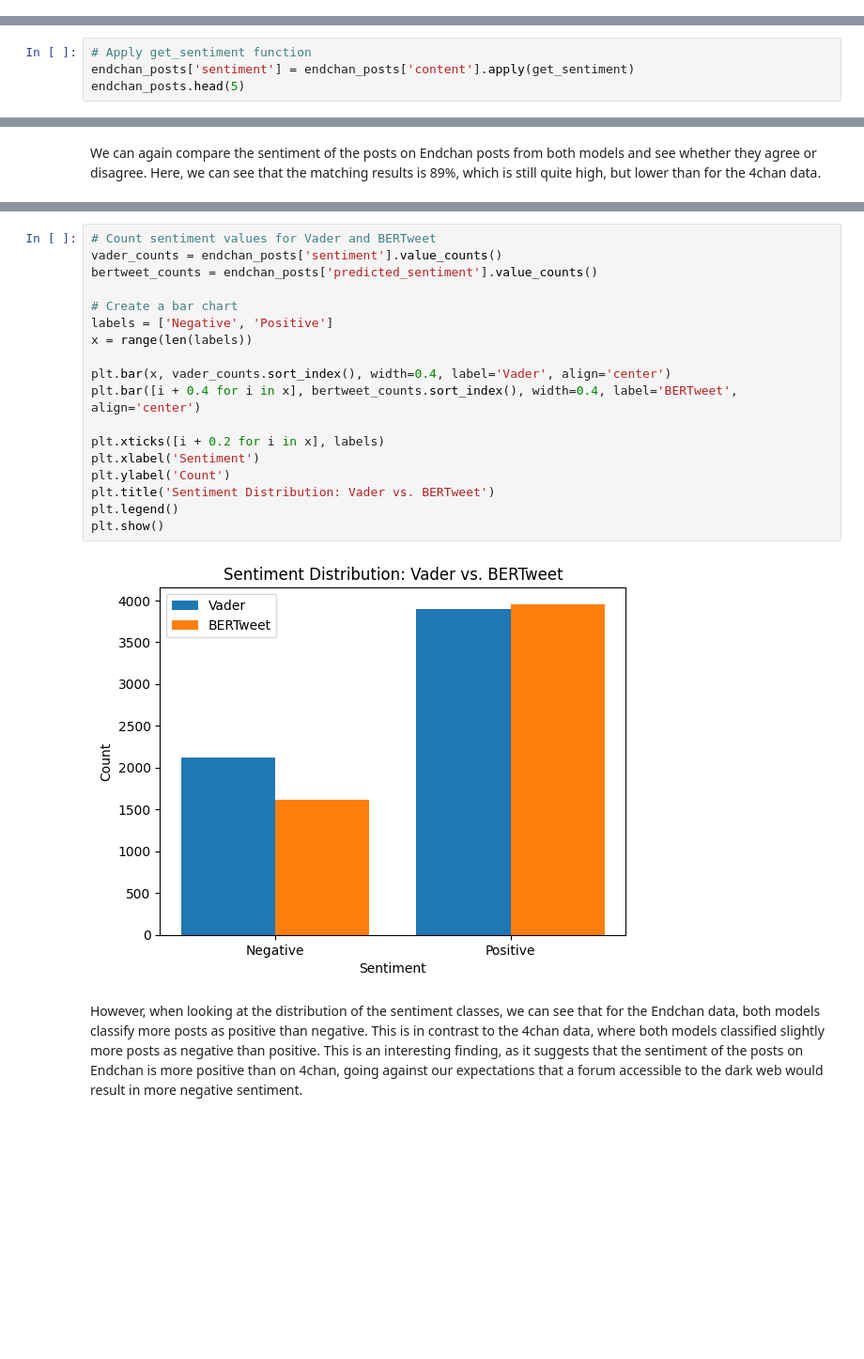
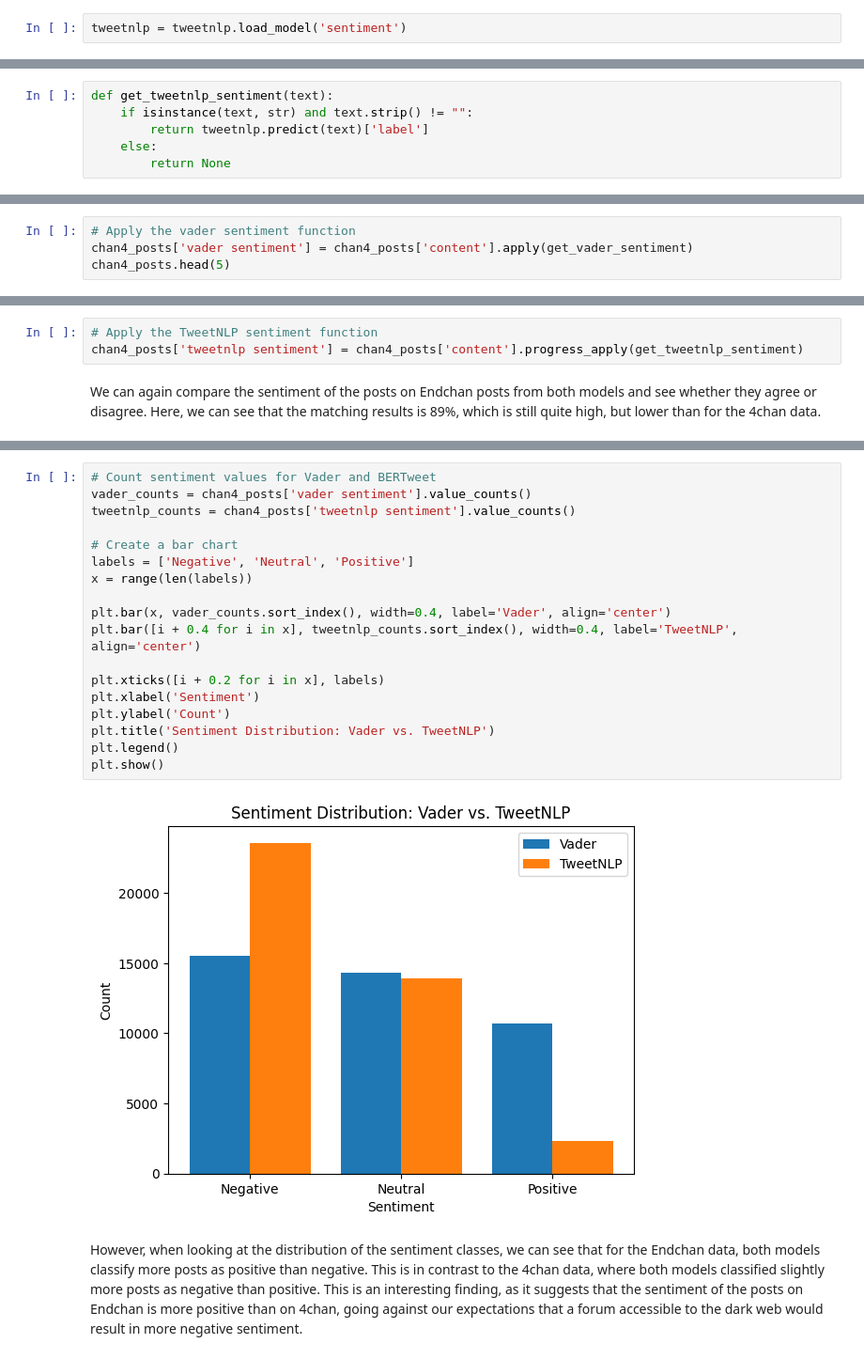
Before and after one commit to Kyrie-Alysa/Data-Forensics, a Jupyter notebook: DataExploration.ipynb, the cells around one changed output, grey strips where cells are left out. Shown: that part at 94% size. Cells and saved outputs as stored; diff of their text form; blank space fills up the shorter version.

```diff
--- a/DataExploration.ipynb
+++ b/DataExploration.ipynb
@@ -614,0 +557,2 @@ weighted avg       0.99      0.99      0.99      7963
+# %%
+tweetnlp = tweetnlp.load_model('sentiment')
@@ -614,0 +563,6 @@ weighted avg       0.99      0.99      0.99      7963
+# %%
+def get_tweetnlp_sentiment(text):
+    if isinstance(text, str) and text.strip() != "":
+        return tweetnlp.predict(text)['label']
+    else:
+        return None
@@ -668,7 +625,7 @@ plt.show()
 
 We can perform a similar analysis on the Endchan data. We will use the same models as before to analyze the sentiment of the posts in each thread. This will allow us to see if there are any differences in sentiment between the two platforms.
 # %%
-# Apply get_sentiment function
-endchan_posts['sentiment'] = endchan_posts['content'].apply(get_sentiment)
-endchan_posts.head(5)
+# Apply the vader sentiment function
+chan4_posts['vader sentiment'] = chan4_posts['content'].apply(get_vader_sentiment)
+chan4_posts.head(5)
 # %% [output]
@@ -734,3 +638,6 @@ weighted avg       0.81      0.81      0.81      1115
+# %%
+# Apply the TweetNLP sentiment function
+chan4_posts['tweetnlp sentiment'] = chan4_posts['content'].progress_apply(get_tweetnlp_sentiment)
 # %% [markdown]
 We can again compare the sentiment of the posts on Endchan posts from both models and see whether they agree or disagree. Here, we can see that the matching results is 89%, which is still quite high, but lower than for the 4chan data.
 # %%
@@ -746,23 +653,23 @@ Percentage of matching results: 89.18%
 # %%
 # Count sentiment values for Vader and BERTweet
-vader_counts = endchan_posts['sentiment'].value_counts()
-bertweet_counts = endchan_posts['predicted_sentiment'].value_counts()
+vader_counts = chan4_posts['vader sentiment'].value_counts()
+tweetnlp_counts = chan4_posts['tweetnlp sentiment'].value_counts()
 
 # Create a bar chart
-labels = ['Negative', 'Positive']
+labels = ['Negative', 'Neutral', 'Positive']
 x = range(len(labels))
 
 plt.bar(x, vader_counts.sort_index(), width=0.4, label='Vader', align='center')
-plt.bar([i + 0.4 for i in x], bertweet_counts.sort_index(), width=0.4, label='BERTweet', align='center')
+plt.bar([i + 0.4 for i in x], tweetnlp_counts.sort_index(), width=0.4, label='TweetNLP', align='center')
 
 plt.xticks([i + 0.2 for i in x], labels)
 plt.xlabel('Sentiment')
 plt.ylabel('Count')
-plt.title('Sentiment Distribution: Vader vs. BERTweet')
+plt.title('Sentiment Distribution: Vader vs. TweetNLP')
 plt.legend()
 plt.show()
 # %% [output]
-[figure, old version]
+[figure, new version]
 # %% [markdown]
 However, when looking at the distribution of the sentiment classes, we can see that for the Endchan data, both models classify more posts as positive than negative. This is in contrast to the 4chan data, where both models classified slightly more posts as negative than positive. This is an interesting finding, as it suggests that the sentiment of the posts on Endchan is more positive than on 4chan, going against our expectations that a forum accessible to the dark web would result in more negative sentiment.
 # %%
```
Also changed, not shown: parts of 30 cells of this notebook.
